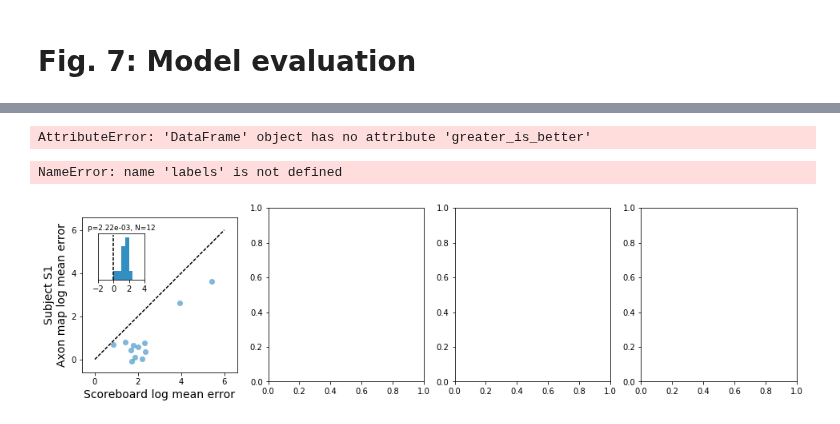
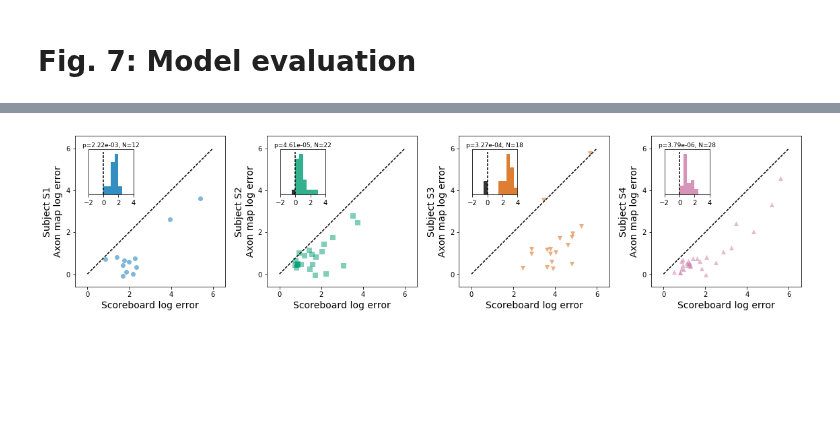
Before and after one commit to VisCog/ArgusShapes, a Jupyter notebook: figures/fig7-model-scatter.ipynb, the cells around one changed output, grey strips where cells are left out. Saved outputs shown, nothing was run; the diff lists cells and outputs as text; code cells hidden in the pictures; blank space fills up the shorter version.

Commit message:
download results if necessary before Figs. 6,7

```diff
--- a/figures/fig7-model-scatter.ipynb
+++ b/figures/fig7-model-scatter.ipynb
@@ -26,14 +26,16 @@ class ShapeLoss(argus_shapes.models.ShapeLossMixin):
         pass
 shape_loss = ShapeLoss()
 # %%
-results_dir = '../results2'
+results_dir = '../results'
 col_score = 'best_train_score'
 col_groupby = ['subject', 'modelname', 'idx_fold']
 # %%
 # After repeatedely fitting the model, find the runs with the best training score:
-files = argus_shapes.extract_best_pickle_files(results_dir, col_score, col_groupby)
+try:
+    files = argus_shapes.extract_best_pickle_files(results_dir, col_score, col_groupby)
+except FileNotFoundError:
+    argus_shapes.fetch_data(osf_zip_url='https://osf.io/prv5z', save_path=results_dir)
+    files = argus_shapes.extract_best_pickle_files(results_dir, col_score, col_groupby)
-# %% [output]
-AttributeError: 'DataFrame' object has no attribute 'greater_is_better'
 # %%
 y_true = []
 y_pred = []
@@ -65,39 +67,37 @@ for (subject, data), marker, color, ax in zip(ytyp.groupby('subject'), markers,
     # Show Model A vs Model C scatter plot
     xvals = []
     yvals = []
     n_folds = len(data.idx_fold.unique())
     for (_, rows) in data.groupby('idx_fold'):
         rows_a = rows[rows.modelname == 'A']
         rows_c = rows[rows.modelname == 'C']
         xvals.append(shape_loss.calc_shape_loss(rows_a, rows_a, suffix='_p') / len(rows_a))
         yvals.append(shape_loss.calc_shape_loss(rows_c, rows_c, suffix='_p') / len(rows_c))
     xvals = np.log10(np.nan_to_num(xvals))
     yvals = np.log10(np.nan_to_num(yvals))
     ax.scatter(xvals, yvals, marker=marker, s=50, c=color, alpha=0.5)
-    ax.set_xlabel('Scoreboard log mean error', fontsize=fs)
-    ax.set_ylabel('Subject %s\nAxon map log mean error' % subject, fontsize=fs)
+    ax.set_xlabel('Scoreboard log error', fontsize=fs)
+    ax.set_ylabel('Subject %s\nAxon map log error' % subject, fontsize=fs)
     ax.set_xticks(np.linspace(*ticks, num=4))
     ax.set_yticks(np.linspace(*ticks, num=4))
+    ax.plot([ticks[0], ticks[1]], [ticks[0], ticks[1]], 'k--')
+    ax.axis('square')
+    ax.set_xlim(*lim)
+    ax.set_ylim(*lim)
 
     axins = inset_axes(ax, width="30%", height="30%", loc=2, borderpad=2)
     n, bins, patches = axins.hist(xvals - yvals,
                                   bins=12, range=hist_range,
                                   color=color, alpha=0.8)
     [patches[i].set_facecolor('k') for i in range(4)]
     [p.set_edgecolor('k') for p in patches]
     a = axins.axis()
     axins.plot([0, 0], [0, a[3]], 'k--')
     axins.set_yticks([])
     axins.set_xticks(np.int32(np.linspace(*hist_range, num=4)))
     axins.set_xlim(*hist_range)
     w = spst.wilcoxon(xvals, yvals)
     axins.set_title('p=%.2e, N=%d' % (w.pvalue, len(xvals)), fontsize=9)
-    ax.plot([ticks[0], ticks[1]], [ticks[0], ticks[1]], 'k--')
-    ax.axis('square')
-    ax.set_xlim(*lim)
-    ax.set_ylim(*lim)
-    ax.set_ylabel('Axon map model\npredicted %s' % labels[1], fontsize=fs)
 fig.tight_layout()
 # %% [output]
-NameError: name 'labels' is not defined
-[figure, old version]
+[figure, new version]
```
Also changed, not shown: parts of 1 cell of this notebook, 2 other files.
